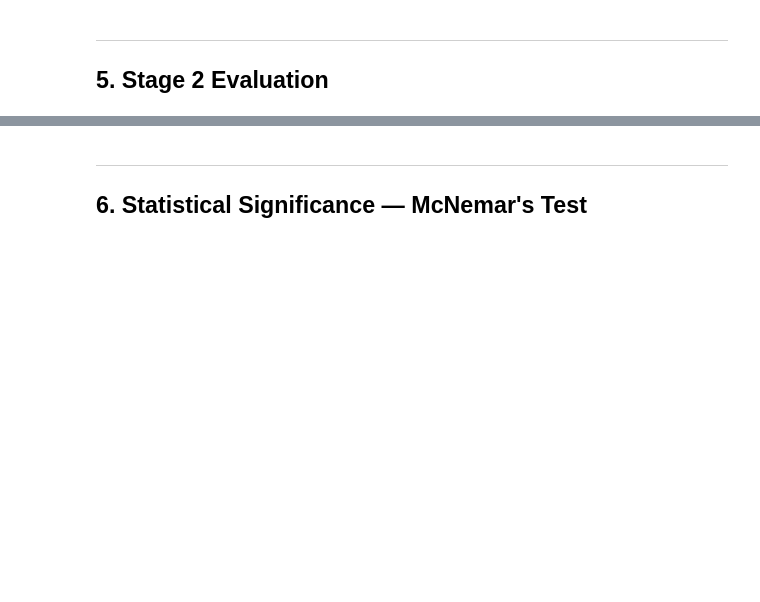
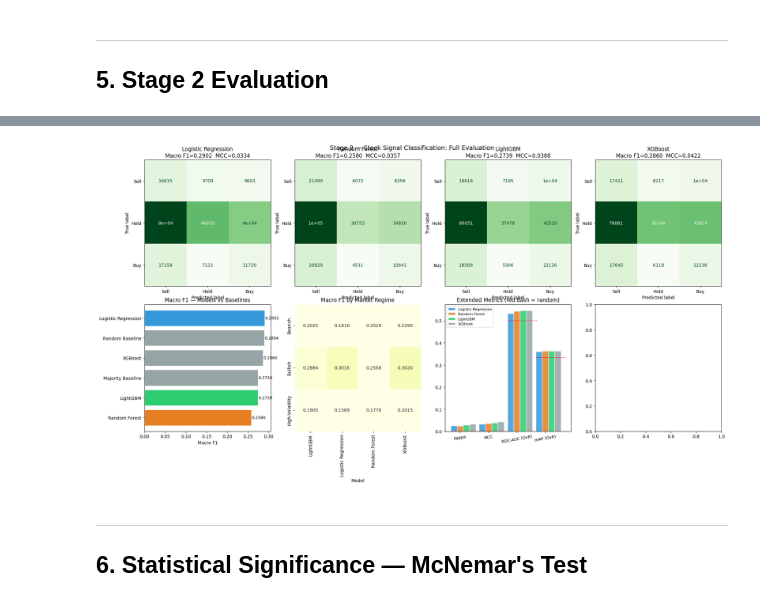
Before and after one commit to CCEW/ECS171, a Jupyter notebook: ComparativeEvaluation.ipynb, the cells around one changed output, grey strips where cells are left out. Saved outputs shown, nothing was run; the diff lists cells and outputs as text; code cells hidden in the pictures; blank space fills up the shorter version.

```diff
--- a/ComparativeEvaluation.ipynb
+++ b/ComparativeEvaluation.ipynb
@@ -367,19 +451,0 @@ plt.show()
-# %%
-# Regime delta — load from saved CSV (computed in ModelTraining)
-delta_df = pd.read_csv('results/regime_impact.csv')
-delta_df.columns = ['Model', 'Delta']
-
-fig, ax = plt.subplots(figsize=(8, 4))
-colors = ['#2ecc71' if d > 0 else '#e74c3c' for d in delta_df['Delta']]
-ax.bar(delta_df['Model'], delta_df['Delta'], color=colors, edgecolor='white', width=0.5)
-ax.axhline(0, color='black', lw=0.8)
-for i, row in delta_df.iterrows():
-    offset = 0.0001 if row['Delta'] > 0 else -0.0003
-    ax.text(i, row['Delta'] + offset, f"{row['Delta']:+.4f}",
-            ha='center', va='bottom' if row['Delta'] > 0 else 'top',
-            fontsize=10, fontweight='bold')
-ax.set_ylabel('ΔMacro F1 (with regime − without regime)')
-ax.set_title('Regime Signal Impact on Stage 2 Macro F1')
-plt.tight_layout()
-plt.savefig('plots/evaluation/regime_delta.png', dpi=150, bbox_inches='tight')
-plt.show()
@@ -388,3 +464,72 @@ plt.show()
+# %%
+# ── Figure 2: Stage 2 Full Evaluation (2×3) ─────────────────────────────────
+fig, axes = plt.subplots(2, 4, figsize=(20, 11))
+fig.suptitle('Stage 2 — Stock Signal Classification: Full Evaluation', fontsize=14)
+
+# Row 1: Confusion matrices
+for ax, (name, yp) in zip(axes[0], preds_s2.items()):
+    ConfusionMatrixDisplay(confusion_matrix(y_test_s2, yp),
+                           display_labels=list(SIGNAL_NAMES.values())
+                          ).plot(ax=ax, colorbar=False, cmap='Greens')
+    ax.set_title(f'{name}\nMacro F1={f1_score(y_test_s2, yp, average="macro"):.4f}  '
+                 f'MCC={matthews_corrcoef(y_test_s2, yp):.4f}')
+
+# Row 2-left: Macro F1 bar vs baselines
+ax = axes[1, 0]
+d = s2_summary.sort_values('Macro F1')
+bars = ax.barh(d['Model'], d['Macro F1'],
+               color=[MODEL_COLORS.get(m, '#95a5a6') for m in d['Model']], edgecolor='white')
+for bar, val in zip(bars, d['Macro F1']):
+    ax.text(val + 0.001, bar.get_y() + bar.get_height()/2,
+            f'{val:.4f}', va='center', fontsize=9)
+ax.set_xlabel('Macro F1'); ax.set_title('Macro F1 — Models vs Baselines')
+
+# Row 2-center: Per-class F1 + regime-stratified heatmap (side by side in one ax via table)
+ax = axes[1, 1]
+# Regime-stratified performance
+strat_rows = []
+for regime_id, regime_name in REGIME_NAMES.items():
+    mask  = test_s2['regime_pred'].values == regime_id if 'regime_pred' in test_s2.columns else np.zeros(len(test_s2), dtype=int) == regime_id
+    if mask.sum() < 100: continue
+    y_sub = y_test_s2[mask]
+    for name, yp in preds_s2.items():
+        strat_rows.append({
+            'Regime': regime_name, 'Model': name,
+            'N': int(mask.sum()),
+            'Macro F1': f1_score(y_sub, yp[mask], average='macro', zero_division=0),
+            'Accuracy': accuracy_score(y_sub, yp[mask]),
+        })
+strat_df = pd.DataFrame(strat_rows)
+pivot_strat = strat_df.pivot(index='Regime', columns='Model', values='Macro F1')
+sns.heatmap(pivot_strat, annot=True, fmt='.4f', cmap='YlGn',
+            linewidths=0.5, ax=ax, vmin=0.28, vmax=0.45, cbar=False)
+ax.set_title('Macro F1 by Market Regime'); ax.set_ylabel('')
+
+# Row 2-right: Extended metrics grouped bar (Kappa, MCC, ROC-AUC, mAP)
+ax = axes[1, 2]
+real_models_s2 = [m for m in preds_s2.keys()]
+ext_metrics    = ['Kappa', 'MCC', 'ROC-AUC (OvR)', 'mAP (OvR)']
+ext_metrics    = [c for c in ext_metrics if c in s2_summary.columns]
+x, w = np.arange(len(ext_metrics)), 0.22
+for i, model in enumerate(real_models_s2):
+    row_vals = [s2_summary.loc[s2_summary['Model']==model, m].values[0] for m in ext_metrics]
+    ax.bar(x + i*w, row_vals, w, label=model,
+           color=MODEL_COLORS.get(model, '#95a5a6'), alpha=0.85, edgecolor='white')
+# Random baseline reference
+rand_vals = [s2_summary.loc[s2_summary['Model']=='Random Baseline', m].values[0]
+             if 'Random Baseline' in s2_summary['Model'].values and m in s2_summary.columns
+             else 0 for m in ext_metrics]
+for j, rv in enumerate(rand_vals):
+    ax.plot([j - 0.1, j + len(real_models_s2)*w + 0.05], [rv, rv],
+            'r--', lw=1.2, alpha=0.7)
+ax.set_xticks(x + w); ax.set_xticklabels(ext_metrics, rotation=10, fontsize=9)
+ax.set_title('Extended Metrics (red dash = random)'); ax.legend(fontsize=8)
+
+plt.tight_layout()
+plt.savefig('plots/evaluation/fig2_stage2_evaluation.png', dpi=150, bbox_inches='tight')
+plt.show()
+# %% [output]
+[figure, added]
 # %% [markdown]
 ---
 ## 6. Statistical Significance — McNemar's Test
```
Also changed, not shown: parts of 26 cells of this notebook, 7 other files.
